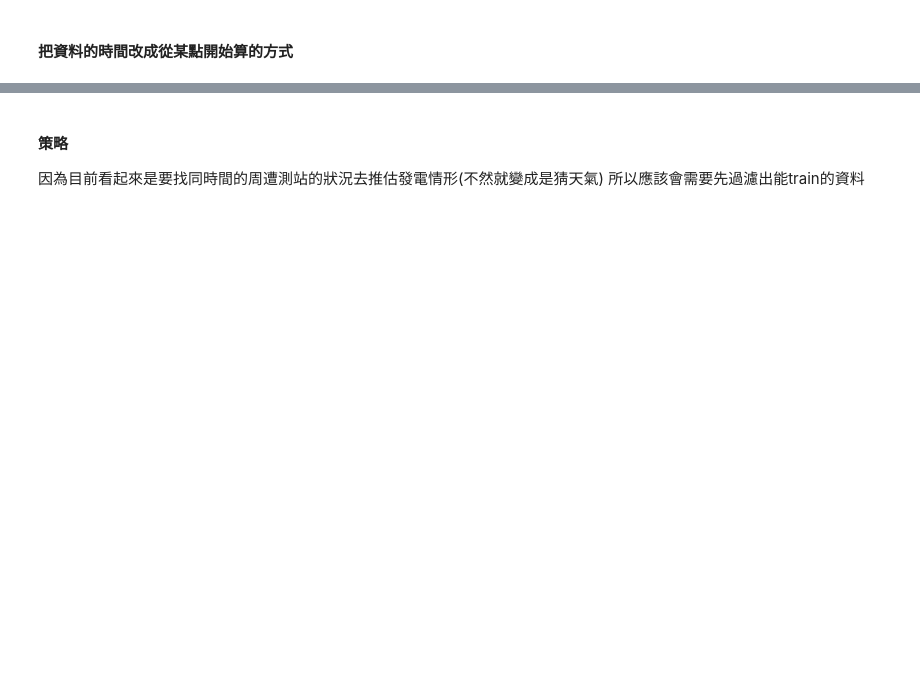
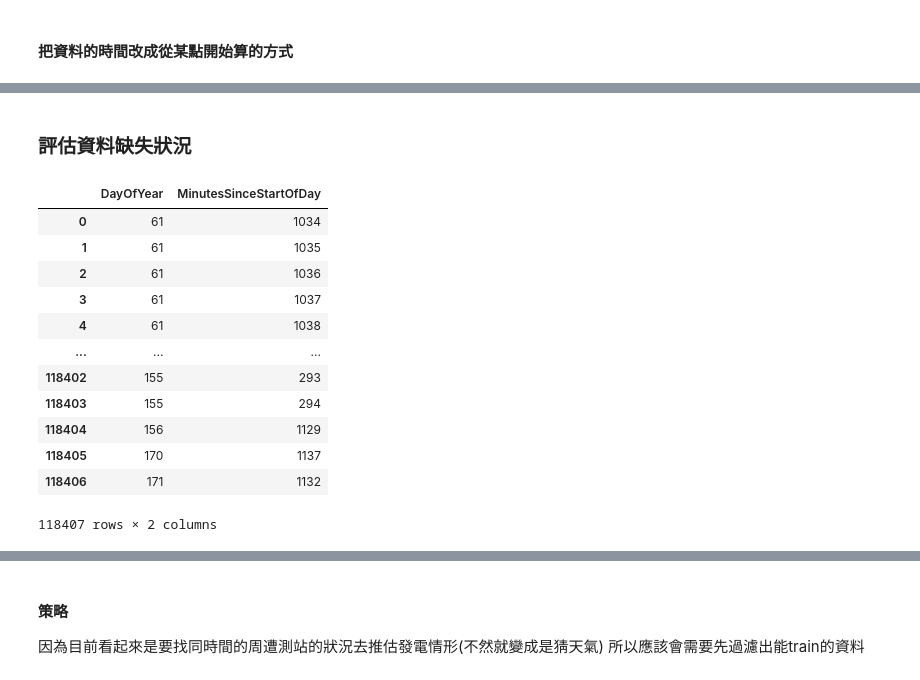
Before and after one commit to tsengcat/2024fall-ds-cp2-tseng, a Jupyter notebook: algorithm.ipynb, the cells around one changed output, grey strips where cells are left out. Drawn from its saved outputs; the diff is of its cells as text; code cells hidden in the pictures; blank space fills up the shorter version.

```diff
--- a/algorithm.ipynb
+++ b/algorithm.ipynb
@@ -54,0 +62,39 @@ df
+# %% [markdown]
+### 評估資料缺失狀況
+# %%
+# 複製一份 unique_day_minute_combinations 叫做 missing
+missing = unique_day_minute_combinations.copy()
+
+# 將 df 過濾為只包含必要的行
+filtered_df = df[df['LocationCode'].isin([1, 2, 3])]
+
+# 透過 groupby 聚合來檢查每組 (DayOfYear, MinutesSinceStartOfDay) 是否涵蓋所有 location
+location_check = (
+    filtered_df.groupby(['DayOfYear', 'MinutesSinceStartOfDay'])['LocationCode']
+    .nunique()
+    .reset_index()
+)
+
+# 篩選出 location 不完整的 (DayOfYear, MinutesSinceStartOfDay)
+incomplete_combinations = location_check[location_check['LocationCode'] < 3]
+incomplete_combinations = incomplete_combinations[['DayOfYear', 'MinutesSinceStartOfDay']]
+
+# 將 missing 限制為不完整的組合
+missing = missing.merge(incomplete_combinations, on=['DayOfYear', 'MinutesSinceStartOfDay'], how='inner')
+
+# 顯示結果
+missing
+# %% [output]
+|  | DayOfYear | MinutesSinceStartOfDay |
+| 0 | 61 | 1034 |
+| 1 | 61 | 1035 |
+| 2 | 61 | 1036 |
+| 3 | 61 | 1037 |
+| 4 | 61 | 1038 |
+| ... | ... | ... |
+| 118402 | 155 | 293 |
+| 118403 | 155 | 294 |
+| 118404 | 156 | 1129 |
+| 118405 | 170 | 1137 |
+| 118406 | 171 | 1132 |
+118407 rows × 2 columns
```
Also changed, not shown: parts of 6 cells of this notebook, 1 other file.
